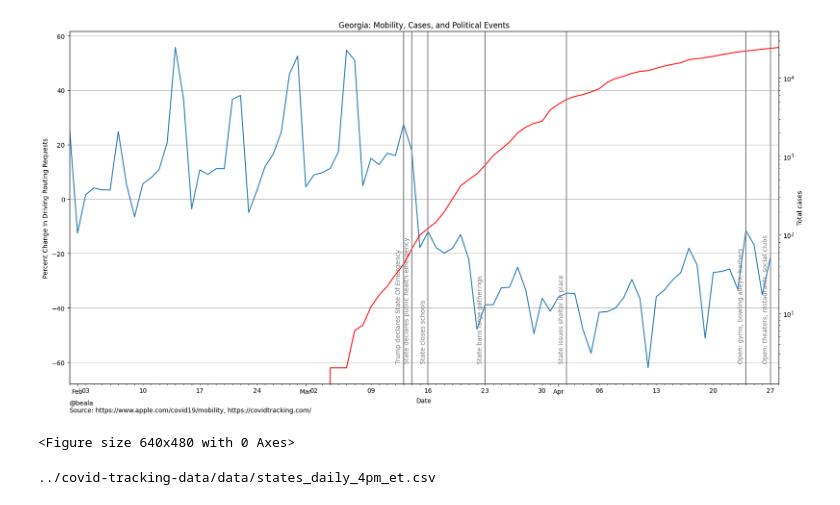
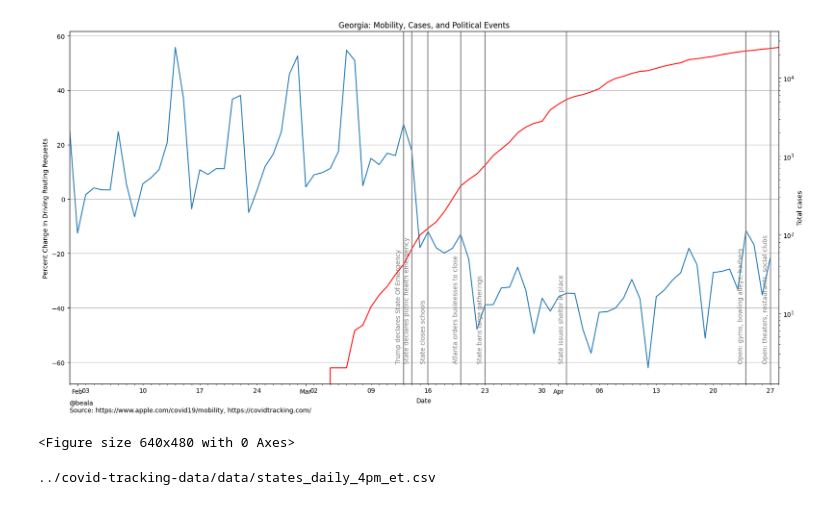
Before and after one commit to beala/covid_forecasts, a Jupyter notebook: Graphs.ipynb, the cells around one changed output. Drawn from its saved outputs; the diff is of its cells as text; code cells hidden in the pictures.

```diff
--- a/Graphs.ipynb
+++ b/Graphs.ipynb
@@ -32,34 +32,35 @@ ax2.set_ylabel("Total cases")
 ax2.set_yscale('log')
 def event(date, label):
     plt.axvline(x=pd.to_datetime(date), color='grey')
     ax.text(pd.to_datetime(date) - pd.to_timedelta('1 day'), -60, label, rotation=90, color='grey')
 
 event('2020-03-13', 'Trump declares State Of Emergency')
 event('2020-03-14', 'State declares public health emergency')
 event('2020-03-16', 'State closes schools')
+event('2020-03-20', 'Atlanta orders businesses to close')
 event('2020-03-23', 'State bans large gatherings')
 event('2020-04-02', 'State issues shelter in place')
 event('2020-04-24', 'Open: gyms, bowling alleys, barbers')
 event('2020-04-27', 'Open: theaters, restaurants, social clubs')
 #event('2020-04-30', 'Shelter in place expires')
 ax.set_xlabel("Date")
 ax.set_ylabel("Percent Change In Driving Routing Requests")
 ax.xaxis.set_minor_locator(mdates.DayLocator())
 ax.xaxis.set_major_locator(mdates.DayLocator(1))
 ax.xaxis.set_major_formatter(mdates.DateFormatter('%b'))
 #ax.xaxis.set_minor_formatter(mdates.DateFormatter('%d'))
 #plt.figure().autofmt_xdate()
 
 ax.text(
     0,
     -0.08,
     "@beala\nSource: https://www.apple.com/covid19/mobility, https://covidtracking.com/",
     transform=ax.transAxes
 )
 plt.show()
 plt.savefig("ga_mobility.png")
 # %% [output]
-[figure, old version]
+[figure, new version]
 <Figure size 640x480 with 0 Axes>
 # %%
 !ls ../covid-tracking-data/data/states_daily_4pm_et.csv
```
